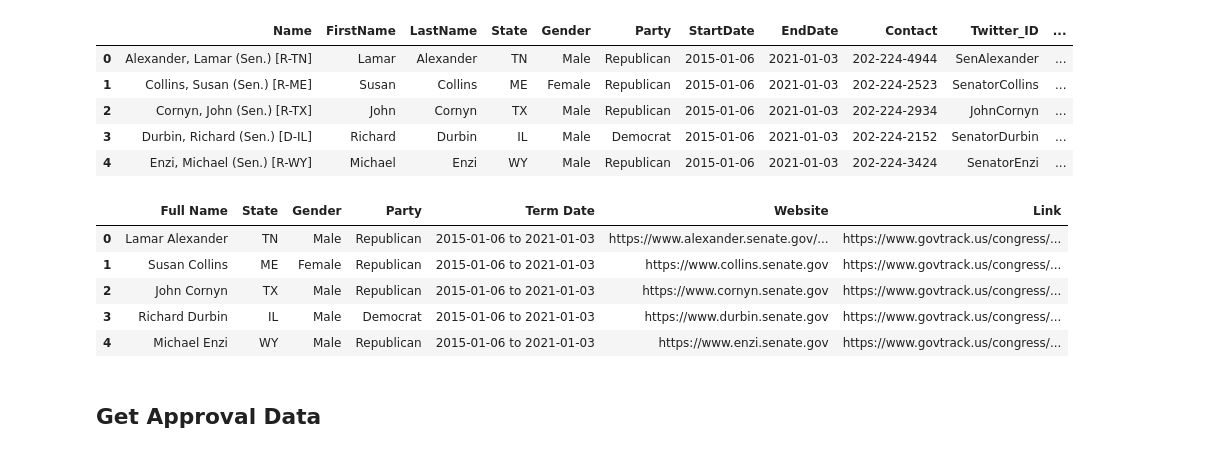
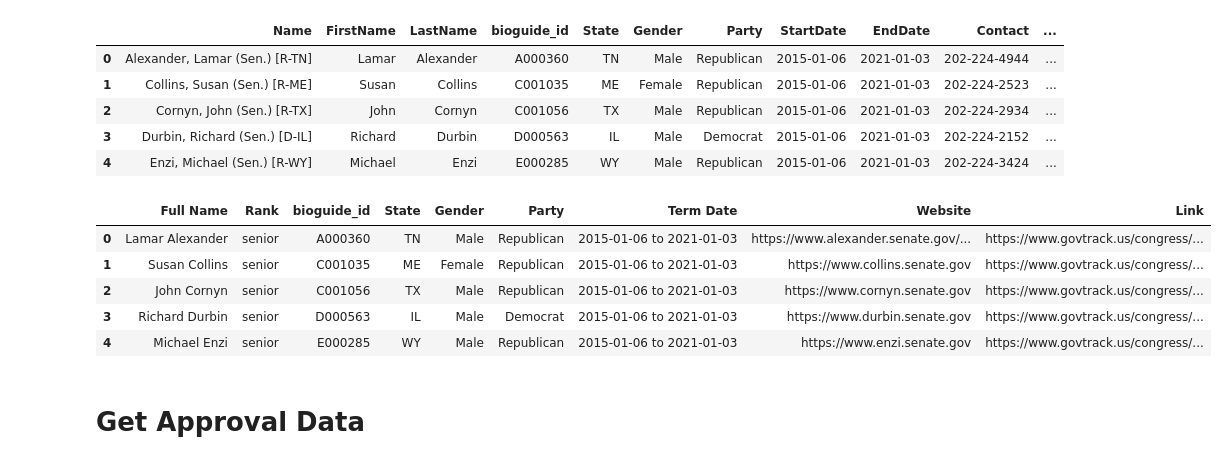
Before and after one commit to sai-praneeth-reddy/GT_Final_Project, a Jupyter notebook: Python/01DataPrep.ipynb, the cells around one changed output. Saved outputs shown, nothing was run; the diff lists cells and outputs as text; code cells hidden in the pictures.

```diff
--- a/Python/01DataPrep.ipynb
+++ b/Python/01DataPrep.ipynb
@@ -42,6 +42,10 @@ youtubeid_list = []
 website_list = []
 
 link_list = []
+
+senator_rank_list = []
+
+bioguideid_list = []
 # %%
 for i in range(100):
 
@@ -65,6 +69,8 @@ for i in range(100):
 
     phone = data['objects'][i]['phone']
 
+    bioguideid = data['objects'][i]['person']['bioguideid']
+
     twitterid = data['objects'][i]['person']['twitterid']
 
     youtubeid = data['objects'][i]['person']['youtubeid']
@@ -72,6 +78,8 @@ for i in range(100):
     website = data['objects'][i]['website']
 
     link = data['objects'][i]['person']['link']
+
+    senatorrank = data['objects'][i]['senator_rank']
 
 
     # Appending to empty list
@@ -101,8 +109,12 @@ for i in range(100):
     website_list.append(website)
 
     link_list.append(link)
+
+    senator_rank_list.append(senatorrank)
+
+    bioguideid_list.append(bioguideid)
 # %%
-data_combine = {'Name':name_list, 'FirstName':first_name_list, 'LastName':last_name_list, 'State':state_list, 'Gender':gender_list, 'Party':party_list, 'StartDate':startdate_list, 'EndDate':enddate_list, 'Contact':phone_list, 'Twitter_ID':twitterid_list, 'Youtube_ID':youtubeid_list, 'Website':website_list, 'Link':link_list}
+data_combine = {'Name':name_list, 'FirstName':first_name_list, 'LastName':last_name_list, 'bioguide_id':bioguideid_list, 'State':state_list, 'Gender':gender_list, 'Party':party_list, 'StartDate':startdate_list, 'EndDate':enddate_list, 'Contact':phone_list, 'Rank':senator_rank_list, 'Twitter_ID':twitterid_list, 'Youtube_ID':youtubeid_list, 'Website':website_list, 'Link':link_list}
 # %%
 # Converting lists to DataFrame
 
@@ -125,24 +137,24 @@ df['Term Date'] = df['StartDate'] + ' to ' + df['EndDate']
 
 df.head()
 # %% [output]
-|  | Name | FirstName | LastName | State | Gender | Party | StartDate | EndDate | Contact | Twitter_ID | ... |
-| 0 | Alexander, Lamar (Sen.) [R-TN] | Lamar | Alexander | TN | Male | Republican | 2015-01-06 | 2021-01-03 | 202-224-4944 | SenAlexander | ... |
-| 1 | Collins, Susan (Sen.) [R-ME] | Susan | Collins | ME | Female | Republican | 2015-01-06 | 2021-01-03 | 202-224-2523 | SenatorCollins | ... |
-| 2 | Cornyn, John (Sen.) [R-TX] | John | Cornyn | TX | Male | Republican | 2015-01-06 | 2021-01-03 | 202-224-2934 | JohnCornyn | ... |
-| 3 | Durbin, Richard (Sen.) [D-IL] | Richard | Durbin | IL | Male | Democrat | 2015-01-06 | 2021-01-03 | 202-224-2152 | SenatorDurbin | ... |
-| 4 | Enzi, Michael (Sen.) [R-WY] | Michael | Enzi | WY | Male | Republican | 2015-01-06 | 2021-01-03 | 202-224-3424 | SenatorEnzi | ... |
+|  | Name | FirstName | LastName | bioguide_id | State | Gender | Party | StartDate | EndDate | Contact | ... |
+| 0 | Alexander, Lamar (Sen.) [R-TN] | Lamar | Alexander | A000360 | TN | Male | Republican | 2015-01-06 | 2021-01-03 | 202-224-4944 | ... |
+| 1 | Collins, Susan (Sen.) [R-ME] | Susan | Collins | C001035 | ME | Female | Republican | 2015-01-06 | 2021-01-03 | 202-224-2523 | ... |
+| 2 | Cornyn, John (Sen.) [R-TX] | John | Cornyn | C001056 | TX | Male | Republican | 2015-01-06 | 2021-01-03 | 202-224-2934 | ... |
+| 3 | Durbin, Richard (Sen.) [D-IL] | Richard | Durbin | D000563 | IL | Male | Democrat | 2015-01-06 | 2021-01-03 | 202-224-2152 | ... |
+| 4 | Enzi, Michael (Sen.) [R-WY] | Michael | Enzi | E000285 | WY | Male | Republican | 2015-01-06 | 2021-01-03 | 202-224-3424 | ... |
 # %%
-df_senator = df[['Full Name', 'State', 'Gender', 'Party', 'Term Date', 'Website', 'Link']]
+df_senator = df[['Full Name', 'Rank', 'bioguide_id', 'State', 'Gender', 'Party', 'Term Date', 'Website', 'Link']]
 df_senator.head()
 # %% [output]
-|  | Full Name | State | Gender | Party | Term Date | Website | Link |
-| 0 | Lamar Alexander | TN | Male | Republican | 2015-01-06 to 2021-01-03 | https://www.alexander.senate.gov/... | https://www.govtrack.us/congress/... |
-| 1 | Susan Collins | ME | Female | Republican | 2015-01-06 to 2021-01-03 | https://www.collins.senate.gov | https://www.govtrack.us/congress/... |
-| 2 | John Cornyn | TX | Male | Republican | 2015-01-06 to 2021-01-03 | https://www.cornyn.senate.gov | https://www.govtrack.us/congress/... |
-| 3 | Richard Durbin | IL | Male | Democrat | 2015-01-06 to 2021-01-03 | https://www.durbin.senate.gov | https://www.govtrack.us/congress/... |
-| 4 | Michael Enzi | WY | Male | Republican | 2015-01-06 to 2021-01-03 | https://www.enzi.senate.gov | https://www.govtrack.us/congress/... |
+|  | Full Name | Rank | bioguide_id | State | Gender | Party | Term Date | Website | Link |
+| 0 | Lamar Alexander | senior | A000360 | TN | Male | Republican | 2015-01-06 to 2021-01-03 | https://www.alexander.senate.gov/... | https://www.govtrack.us/congress/... |
+| 1 | Susan Collins | senior | C001035 | ME | Female | Republican | 2015-01-06 to 2021-01-03 | https://www.collins.senate.gov | https://www.govtrack.us/congress/... |
+| 2 | John Cornyn | senior | C001056 | TX | Male | Republican | 2015-01-06 to 2021-01-03 | https://www.cornyn.senate.gov | https://www.govtrack.us/congress/... |
+| 3 | Richard Durbin | senior | D000563 | IL | Male | Democrat | 2015-01-06 to 2021-01-03 | https://www.durbin.senate.gov | https://www.govtrack.us/congress/... |
+| 4 | Michael Enzi | senior | E000285 | WY | Male | Republican | 2015-01-06 to 2021-01-03 | https://www.enzi.senate.gov | https://www.govtrack.us/congress/... |
 # %% [markdown]
-## Get Approval Data
+# Get Approval Data
 # %%
 approval_df = pd.read_excel('../Data/senator_approve.xlsx')
 
```
Also changed, not shown: parts of 20 cells of this notebook, 11 other files.
